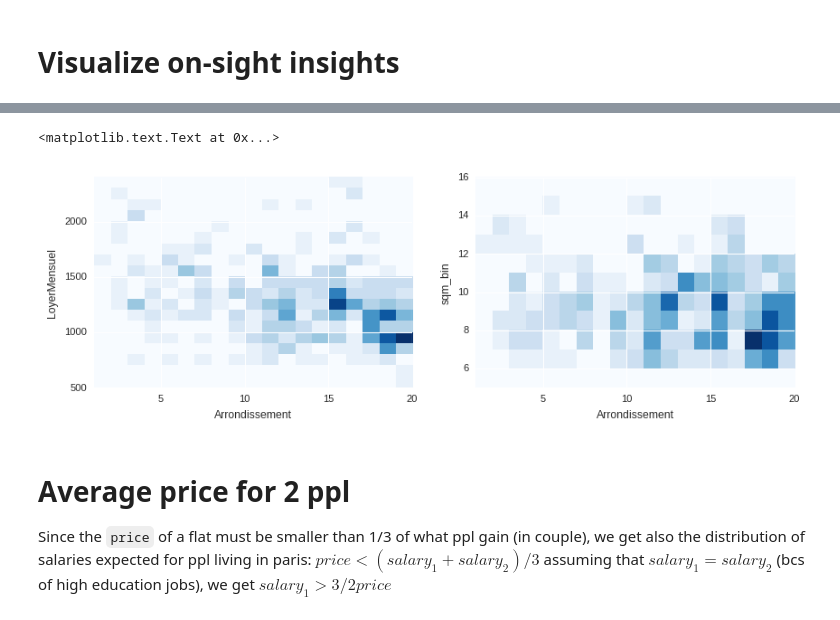
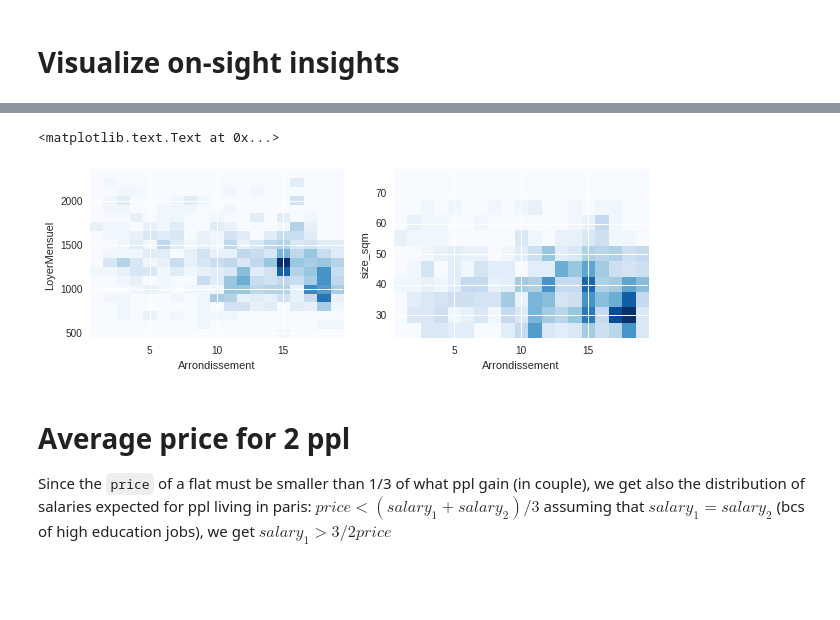
Before and after one commit to astyonax/machine-learning-paris-flat, a Jupyter notebook: v2/Visualize on-sight insights.ipynb, the cells around one changed output, grey strips where cells are left out. Cells and saved outputs as stored; diff of their text form; code cells hidden in the pictures; blank space fills up the shorter version.

```diff
--- a/v2/Visualize on-sight insights.ipynb
+++ b/v2/Visualize on-sight insights.ipynb
@@ -3,7 +3,7 @@
 # %%
 %pylab inline
 import seaborn as sns
-sns.set_context("paper")
+sns.set_context("notebook")
 import pandas as pd
 df = pd.read_pickle("data/lbc_pandas.pkl")
 # %% [output]
@@ -13,3 +11,5 @@ Populating the interactive namespace from numpy and matplotlib
+# %%
+df['size_sqm']=5*(df['sqm_bin']-1)
 # %%
 fig,(ax,bx)=sns.plt.subplots(1,2,figsize=(10,3))
 sns.countplot(x='weekday',data=df,ax=ax)
@@ -103,14 +104,15 @@ print line
 # %%
+range = sns.plt.np.arange
 fig,(ax,bx)=sns.plt.subplots(1,2,figsize=(10,3))
-ax.hist2d(df['Arrondissement'],df['LoyerMensuel'],cmap='Blues',bins=[range(1,21),range(500,2500,100)]);
-bx.hist2d(df['Arrondissement'],df['sqm_bin'],cmap='Blues',bins=[range(1,21),sns.plt.np.arange(5,17)]);
+ax.hist2d(df['Arrondissement'],df['LoyerMensuel'],cmap='Blues',bins=[range(1,21)-.5,range(500,2500,100)-50]);
+bx.hist2d(df['Arrondissement'],df['size_sqm'],cmap='Blues',bins=[range(1,21)-.5,sns.plt.np.arange(5*5,17*5,5)-2.5]);
 ax.set_xlabel('Arrondissement')
 ax.set_ylabel('LoyerMensuel')
 bx.set_xlabel('Arrondissement')
-bx.set_ylabel('sqm_bin')
+bx.set_ylabel('size_sqm')
 # %% [output]
 <matplotlib.text.Text at 0x...>
-[figure, old version]
+[figure, new version]
 # %% [markdown]
 # Average price for 2 ppl
 Since the `price` of a flat must be smaller than 1/3 of what ppl gain (in couple),
```
Also changed, not shown: parts of 6 cells of this notebook, 9 other files.
